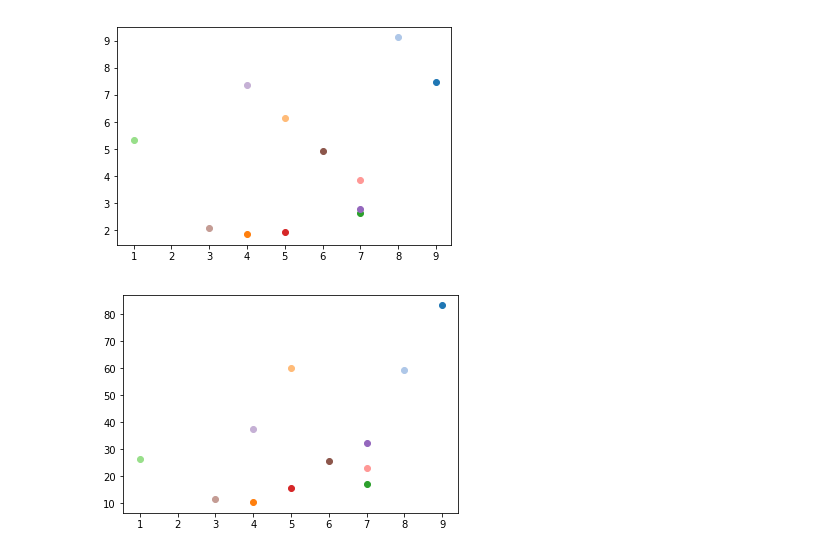
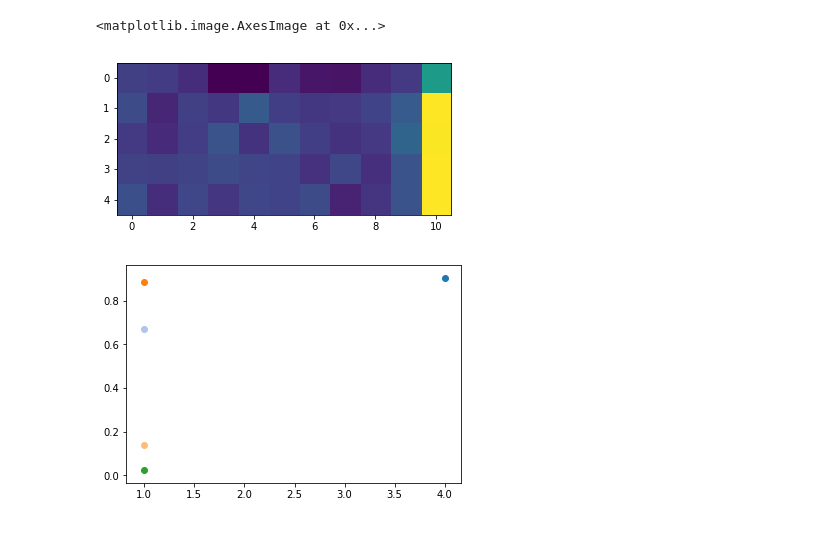
Before and after one commit to cvanelteren/information_impact, a Jupyter notebook: Reverse calculation.ipynb, the cells around one changed output. Saved outputs shown, nothing was run; the diff lists cells and outputs as text; code cells hidden in the pictures.

```diff
--- a/Reverse calculation.ipynb
+++ b/Reverse calculation.ipynb
@@ -252,16 +194,18 @@ show()
+# %%
+imshow(log(H.T))
+# %% [output]
+<matplotlib.image.AxesImage at 0x...>
+[figure, added]
 # %%
 fig, ax = subplots()
-fig, axx = subplots()
-for node, deg in nx.degree(model.graph):
+for node, deg in model.graph.degree():
     idx = model.mapping[node]
-    ax.scatter(deg, idt[idx, 0], c = colors[idx])
-    axx.scatter(deg, idt[idx, 1], c = colors[idx])
+    ax.scatter(deg, idt[idx], c = colors[idx])
 # ax.set_ylim(0, -5)
 # axx.set_ylim(0, -5)
 # ax.set_yscale('log')
 # %% [output]
-[figure, old version]
+[figure, new version]
-[figure, removed]
 # %%
 model.nudges
 # %% [output]
```
Also changed, not shown: parts of 7 cells of this notebook, 4 other files.
